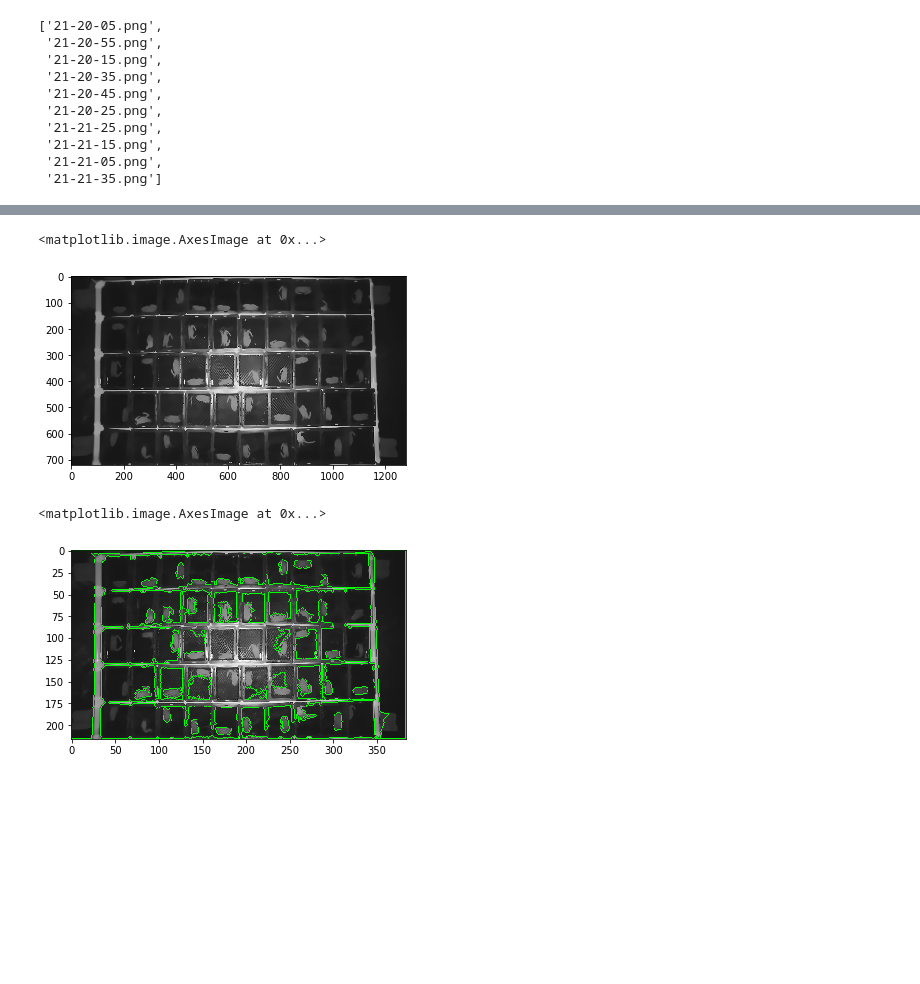
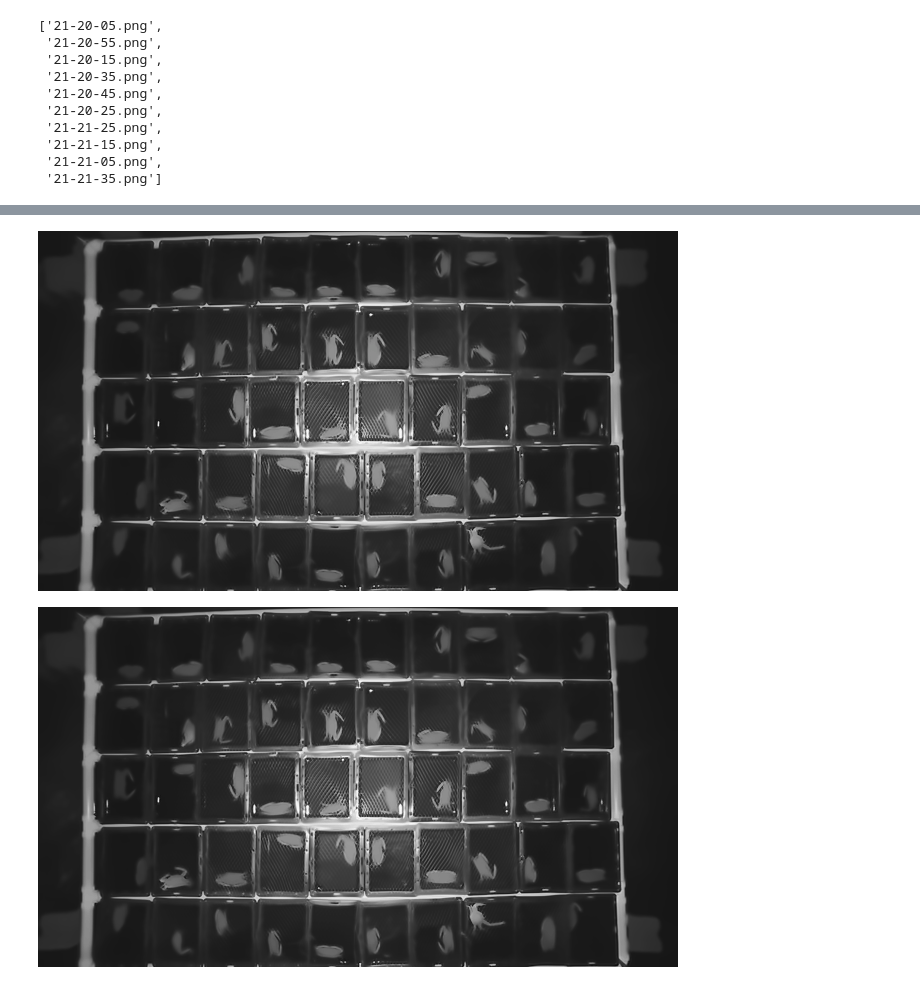
Before and after one commit to PattarapornH/Crab-Molting-Detection, a Jupyter notebook: Molting_crab_tracker.ipynb, the cells around one changed output, grey strips where cells are left out. Drawn from its saved outputs; the diff is of its cells as text; code cells hidden in the pictures; blank space fills up the shorter version.

```diff
--- a/Molting_crab_tracker.ipynb
+++ b/Molting_crab_tracker.ipynb
@@ -50,22 +61,10 @@ plt.imshow(data[0]/255)
 # %%
 img = cv.fastNlMeansDenoisingColored(data[0],None,10,10,7,21)
-plt.imshow(img/255)
+plot_img(img)
 # %% [output]
-<matplotlib.image.AxesImage at 0x...>
-[figure, old version]
+[figure, new version]
-# %%
-
-resize = cv.resize(data[0], None, fx=0.3, fy=0.3, interpolation = cv.INTER_CUBIC)
-gray = cv.cvtColor(resize, cv.COLOR_BGR2GRAY)
-_,thresh = cv.threshold(gray,50,255,cv.THRESH_BINARY_INV)
-_, contours, _ = cv.findContours(thresh,cv.RETR_TREE,cv.CHAIN_APPROX_SIMPLE)
-
-for cnt in contours:
-    size = cv.contourArea(cnt)
-    if 100 < size < 30000:
-        cv.drawContours(resize, [cnt], 0, (0,255,0), 1)
-
-plt.imshow(resize)
-# %% [output]
-<matplotlib.image.AxesImage at 0x...>
-[figure, removed]
+# %%
+gray = cv.cvtColor(img, cv.COLOR_RGB2GRAY)
+cv2_imshow(gray)
+# %% [output]
+[figure, added]
```
Also changed, not shown: parts of 4 cells of this notebook.
